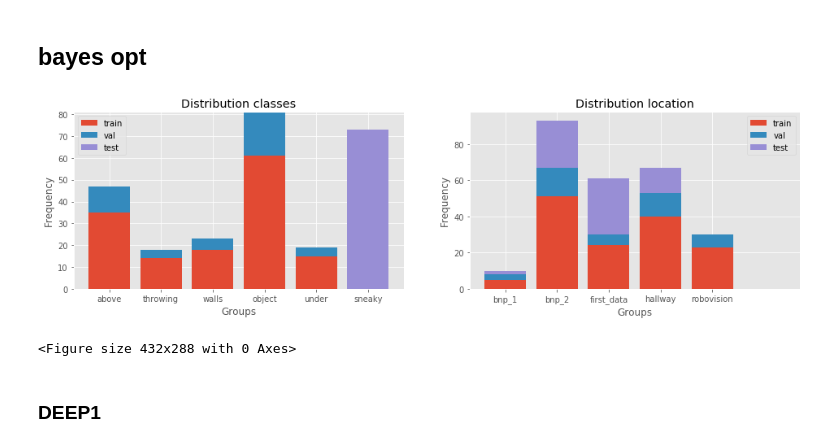
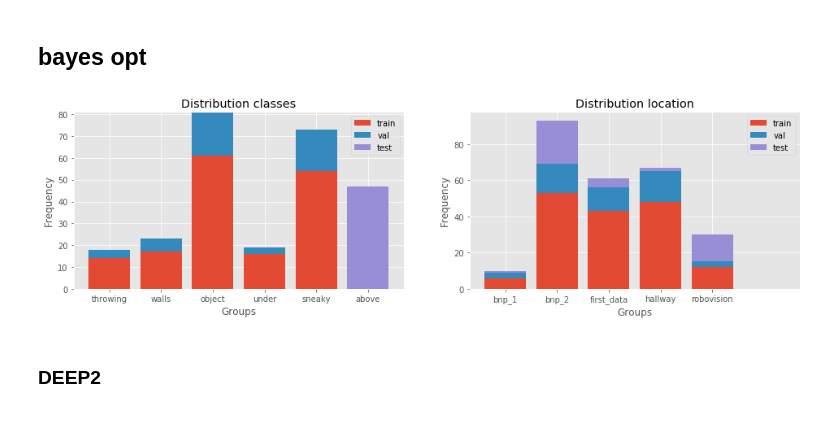
Before and after one commit to fabricecops/fabo_thesis, a Jupyter notebook: notebooks/shuffle_test/above/bayes_opt_SP.ipynb, the cells around one changed output. Drawn from its saved outputs; the diff is of its cells as text; code cells hidden in the pictures.

```diff
--- a/notebooks/shuffle_test/above/bayes_opt_SP.ipynb
+++ b/notebooks/shuffle_test/above/bayes_opt_SP.ipynb
@@ -19,15 +19,14 @@ import matplotlib.pyplot as plt
 # %% [markdown]
 ## bayes opt
 # %%
-path                              =  './models/test_shuffle/sneaky/SP/'
+path                              =  './models/test_shuffle/above/SP/'
 RD                                = retrieve_data()
 data,dict_,path_best,hist_best    = RD.get_best_D1(path)
 BO_vis                            = plotting_tool(dict_)
 
 BO_vis.plot_dist(data)
 # %% [output]
-[figure, old version]
+[figure, new version]
-<Figure size 432x288 with 0 Axes>
 # %% [markdown]
-### DEEP1
+### DEEP2
 # %%
```
Also changed, not shown: parts of 26 cells of this notebook, 39 other files.
